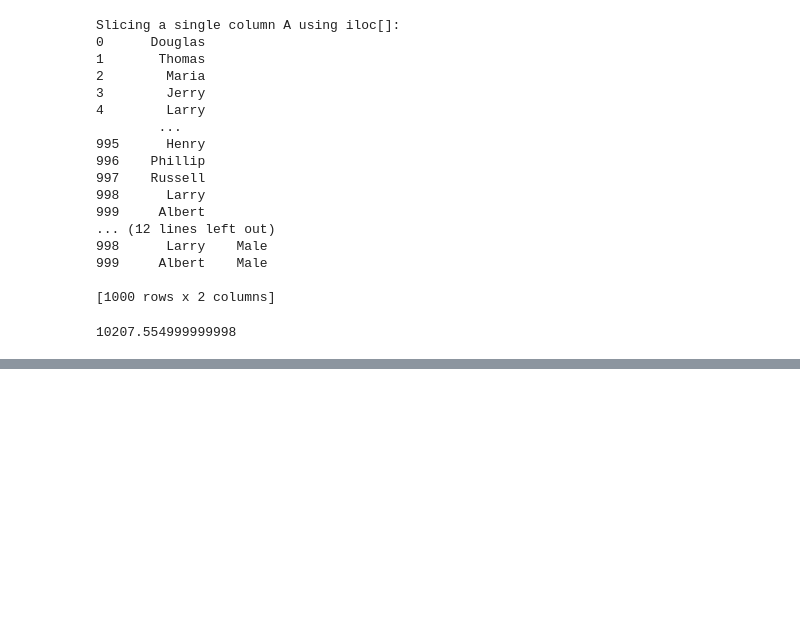
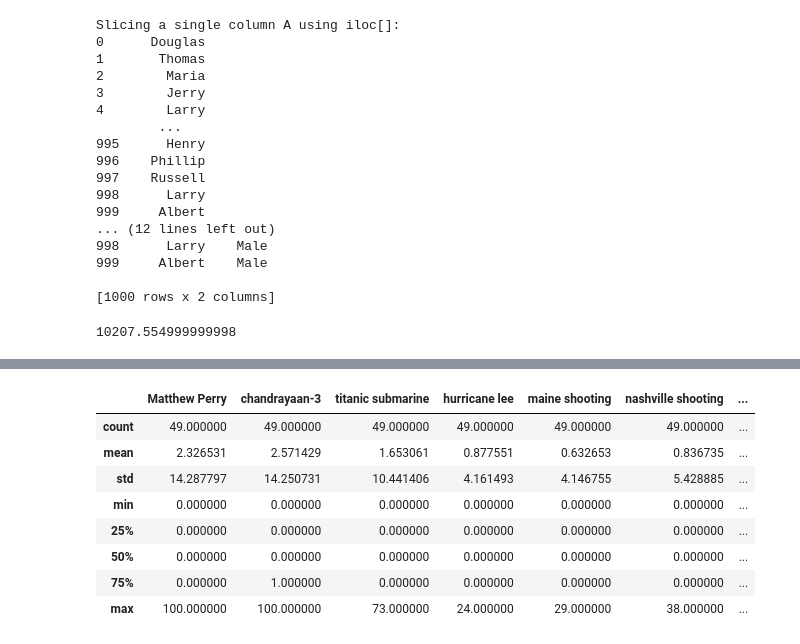
Before and after one commit to rohitbapuraoyadav-dev/infy-train, a Jupyter notebook: Pandas/usedataframes.ipynb, the cells around one changed output, grey strips where cells are left out. Saved outputs shown, nothing was run; the diff lists cells and outputs as text; code cells hidden in the pictures; blank space fills up the shorter version.

Commit message:
UsePandasforEDA

```diff
--- a/Pandas/usedataframes.ipynb
+++ b/Pandas/usedataframes.ipynb
@@ -240,0 +343,14 @@ Slicing a single column A using iloc[]:
+# %%
+import pandas as pd
+paradf=pd.read_parquet("search_trends.parquet")
+paradf.describe()
+# %% [output]
+|  | Matthew Perry | chandrayaan-3 | titanic submarine | hurricane lee | maine shooting | nashville shooting | ... |
+| count | 49.000000 | 49.000000 | 49.000000 | 49.000000 | 49.000000 | 49.000000 | ... |
+| mean | 2.326531 | 2.571429 | 1.653061 | 0.877551 | 0.632653 | 0.836735 | ... |
+| std | 14.287797 | 14.250731 | 10.441406 | 4.161493 | 4.146755 | 5.428885 | ... |
+| min | 0.000000 | 0.000000 | 0.000000 | 0.000000 | 0.000000 | 0.000000 | ... |
+| 25% | 0.000000 | 0.000000 | 0.000000 | 0.000000 | 0.000000 | 0.000000 | ... |
+| 50% | 0.000000 | 0.000000 | 0.000000 | 0.000000 | 0.000000 | 0.000000 | ... |
+| 75% | 0.000000 | 1.000000 | 0.000000 | 0.000000 | 0.000000 | 0.000000 | ... |
+| max | 100.000000 | 100.000000 | 73.000000 | 24.000000 | 29.000000 | 38.000000 | ... |
```
Also changed, not shown: parts of 22 cells of this notebook, 24 other files.
